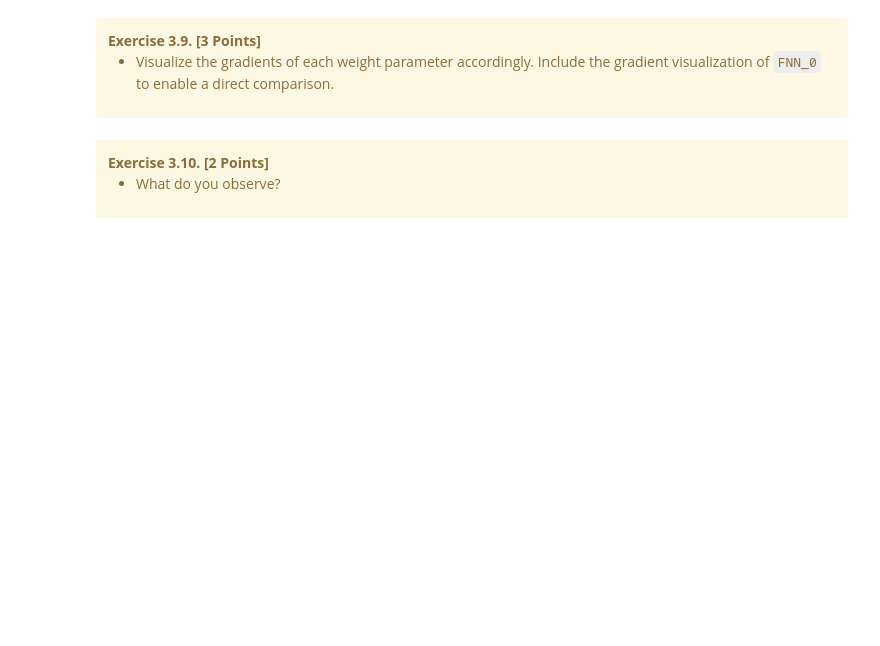
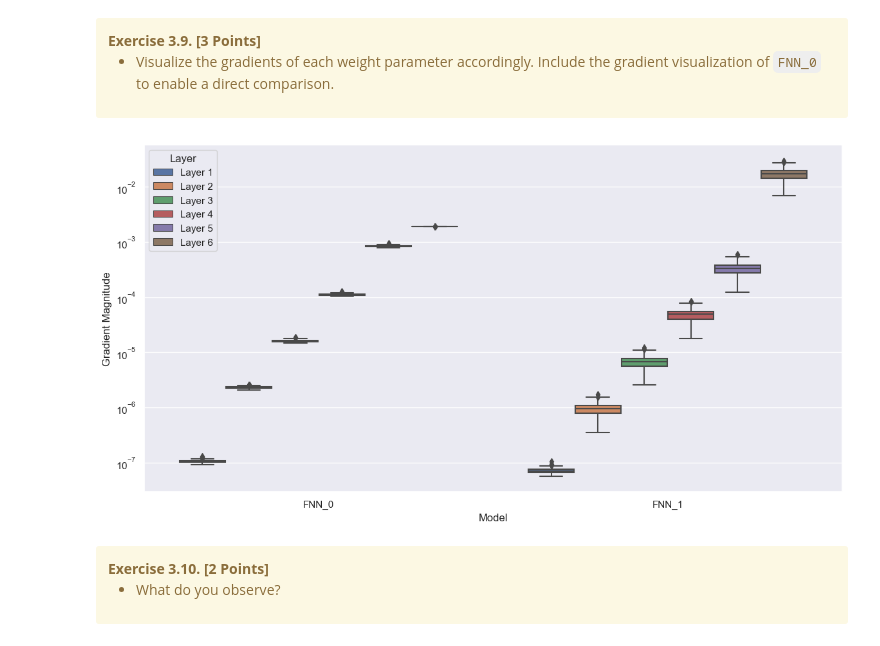
Before and after one commit to estepanoffiz/Hands-On-AI-, a Jupyter notebook: Assignment 2/U2_Assignment.ipynb, the cells around one changed output. Drawn from its saved outputs; the diff is of its cells as text; code cells hidden in the pictures; blank space fills up the shorter version.

```diff
--- a/Assignment 2/U2_Assignment.ipynb
+++ b/Assignment 2/U2_Assignment.ipynb
@@ -198,8 +194,8 @@ def train_and_evaluate(model: torch.nn.Module, optimizer: torch.optim.Optimizer,
 # Create data loader for iterating the Fashion-MNIST training data set.
 loader_mnist_train = torch.utils.data.DataLoader(
     dataset=torch.utils.data.TensorDataset(
-        torch.from_numpy(data_mnist_train.drop(columns=['item_type']).values / 255),  # normalize to range [0; 1]
-        torch.from_numpy(data_mnist_train['item_type'].values)
+        torch.from_numpy(data_mnist_train.drop(columns=['digit']).values / 255),  # normalize to range [0; 1]
+        torch.from_numpy(data_mnist_train['digit'].values)
     ),
     batch_size=80,
     shuffle=True
@@ -208,8 +204,8 @@ loader_mnist_train = torch.utils.data.DataLoader(
 # Create data loader for iterating the Fashion-MNIST test data set.
 loader_mnist_test = torch.utils.data.DataLoader(
     dataset=torch.utils.data.TensorDataset(
-        torch.from_numpy(data_mnist_train.drop(columns=['item_type']).values / 255),  # normalize to range [0; 1]
-        torch.from_numpy(data_mnist_train['item_type'].values)
+        torch.from_numpy(data_mnist_train.drop(columns=['digit']).values / 255),  # normalize to range [0; 1]
+        torch.from_numpy(data_mnist_train['digit'].values)
     ),
     batch_size=80,
     shuffle=False
@@ -445,7 +459,7 @@ for model_class in [FNN_0]:
     # Create logistic regression models.
     models.append(model_class())
 
-gradients = [(model, collect_gradients(model=model, loader=loader_fashion_mnist_train)) for model in models]
+gradients = [(model, collect_gradients(model=model, loader=loader_mnist_train)) for model in models]
 # %% [markdown]
 <div class="alert alert-warning">
     <b>Exercise 3.2. [3 Points]</b>
@@ -567,7 +607,15 @@ your answer goes here
     </ul>
 </div>
 # %%
-# your code goes here
+models = []
+for model_class in [FNN_0, FNN_1]:
+    # Set random seed for reproducibility.
+    u2.set_seed(0)
+
+    # Create logistic regression models.
+    models.append(model_class())
+
+gradients = [(model, collect_gradients(model=model, loader=loader_mnist_train)) for model in models]
 # %% [markdown]
 <div class="alert alert-warning">
     <b>Exercise 3.9. [3 Points]</b>
@@ -576,7 +624,26 @@ your answer goes here
     </ul>
 </div>
 # %%
-# your code goes here
+gradient_dfs = []
+for model, gradient in gradients:
+    gradient_data = pd.DataFrame(gradient)
+    gradient_data.columns = [f"Layer {i + 1}" for i in range(len(gradient))]
+    gradient_data = pd.melt(gradient_data, var_name="Layer", value_name="Gradient Magnitude")
+    gradient_data["Model"] = type(model).__name__
+    gradient_dfs.append(gradient_data)
+
+# Combine all gradients in a single data frame.
+gradients_df = pd.concat(gradient_dfs)
+
+# Define plotting figure and corresponding attributes.
+fig, ax = plt.subplots(figsize=(14, 7))
+ax.set(yscale='log')
+
+# Plot pre-processed gradients.
+sns.boxplot(x='Model', y='Gradient Magnitude', hue='Layer', data=gradients_df, ax=ax)
+plt.show()
+# %% [output]
+[figure, added]
 # %% [markdown]
 <div class="alert alert-warning">
     <b>Exercise 3.10. [2 Points]</b>
```
Also changed, not shown: parts of 18 cells of this notebook, 2 other files.
